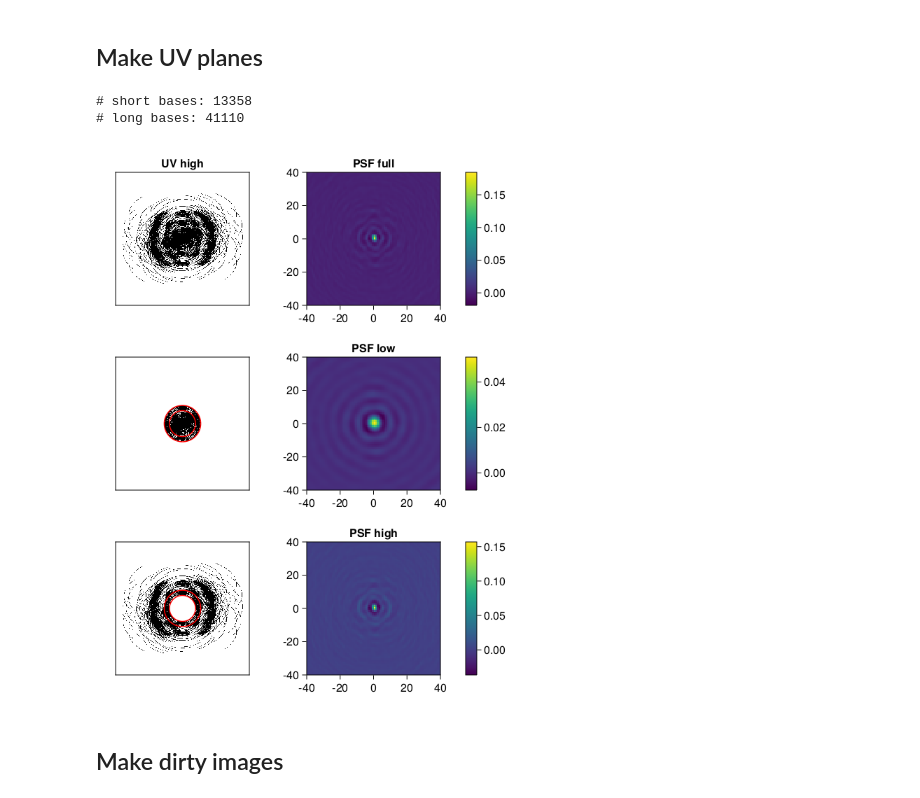
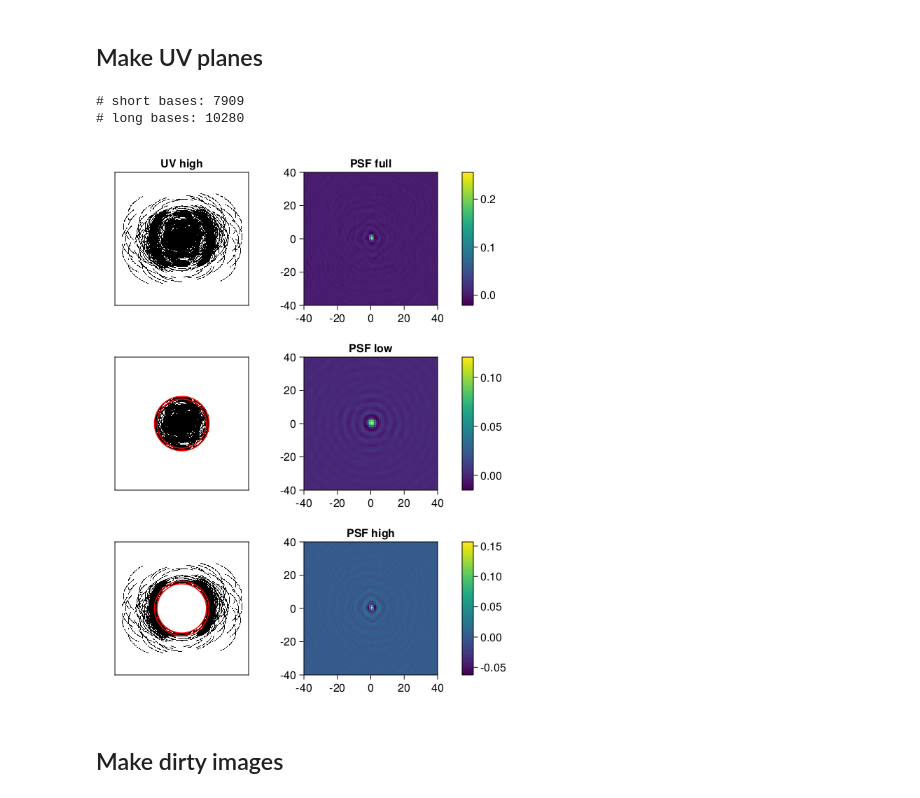
Before and after one commit to andferrari/DeconvMultiStep.jl, a Jupyter notebook: notebooks/main_meerkat.ipynb, the cells around one changed output. Drawn from its saved outputs; the diff is of its cells as text; code cells hidden in the pictures.

```diff
--- a/notebooks/main_meerkat.ipynb
+++ b/notebooks/main_meerkat.ipynb
@@ -16,28 +16,28 @@ TaskLocalRNG()
 # %%
 # sky file
 
-sky = Float64.(read(FITS("Meerkat_Galactic_center_512.fits")[1]))
+sky = Float64.(read(FITS("Meerkat_Galactic_center_256.fits")[1]))
 sky /= maximum(sky)
 n_pix,  = size(sky)
 
 # make all bases
 
 bases = make_bases("uvgen-test.txt", n_pix)
 
 # split bases and make psf's
 
-ℓ = 60.0 # baseline center frequency (in pixels)
-δ = 20.0  # baseline half width (in pixels)
+ℓ = 50.0 # baseline center frequency (in pixels)
+δ = 5.0  # baseline half width (in pixels)
 
 psf, uv = make_psf(bases, n_pix, ℓ, δ)
 println("# short bases: $(sum(uv.low))")
 println("# long bases: $(sum(uv.high))")
 
 fig = plot_psf(psf, uv; zoom = 40)
 #save("../../paper/figs/uv_psf.png", fig, px_per_unit = 4)
 # %% [output]
-# short bases: 13358
-# long bases: 41110
+# short bases: 7909
+# long bases: 10280
-[figure, old version]
+[figure, new version]
 # %% [markdown]
 ## Make dirty images
```
Also changed, not shown: parts of 18 cells of this notebook, 7 other files.
